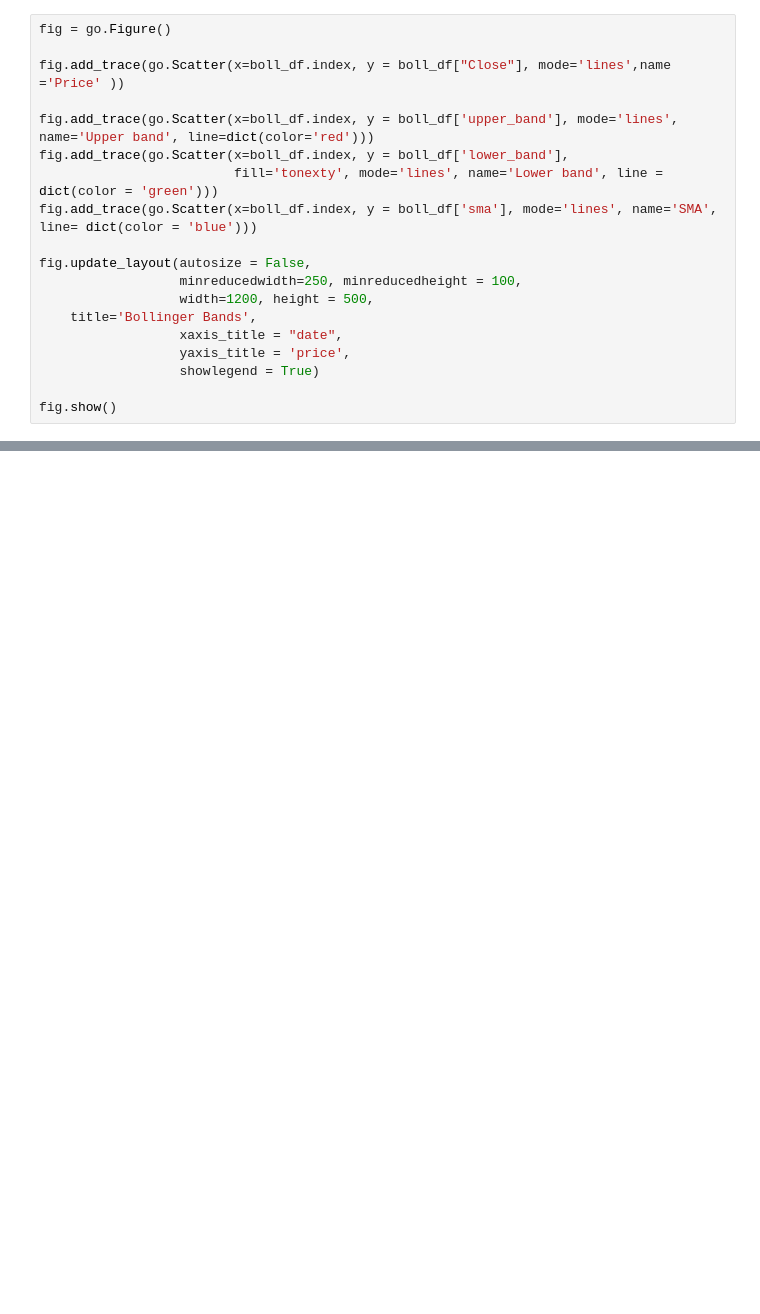
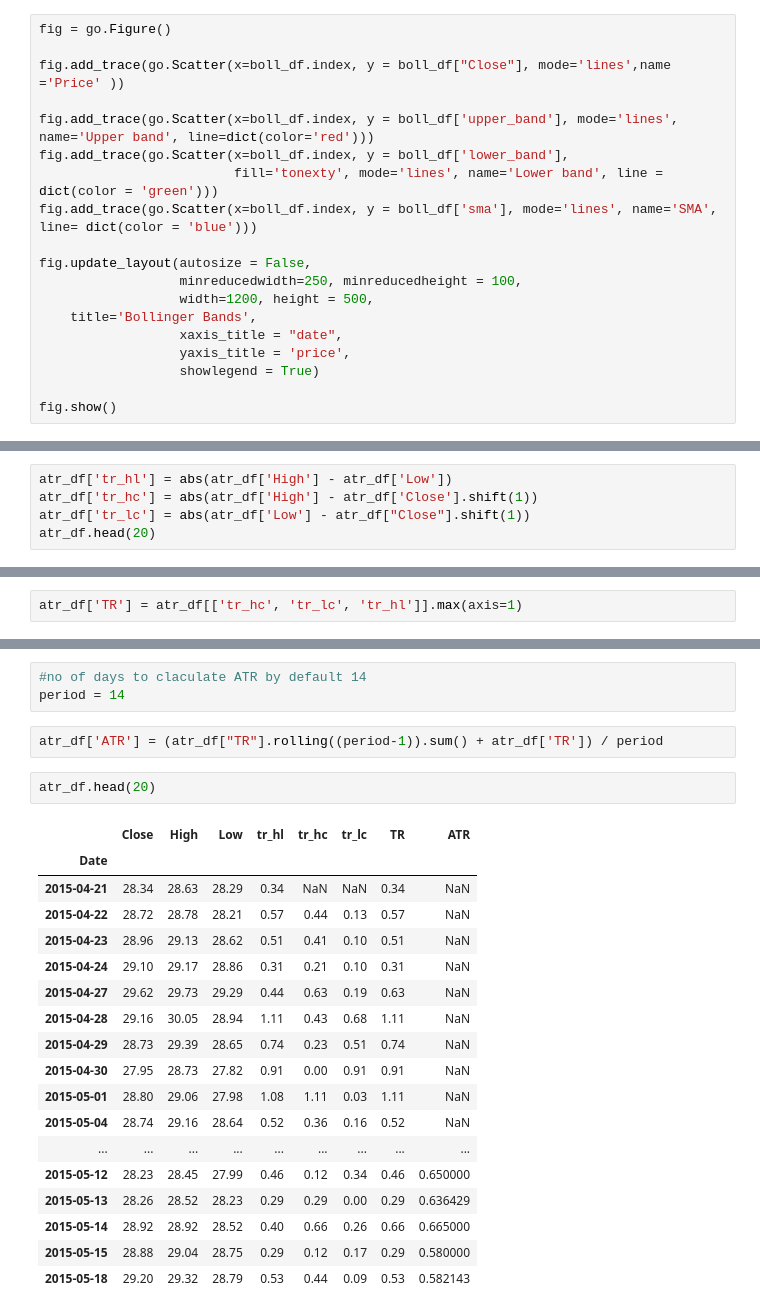
Before and after one commit to shaliniscode/stock_analysis, a Jupyter notebook: technical_indicator_analysis.ipynb, the cells around one changed output, grey strips where cells are left out. Saved outputs shown, nothing was run; the diff lists cells and outputs as text; blank space fills up the shorter version.

```diff
--- a/technical_indicator_analysis.ipynb
+++ b/technical_indicator_analysis.ipynb
@@ -316,0 +340,5 @@ fig.show()
+# %%
+atr_df['tr_hl'] = abs(atr_df['High'] - atr_df['Low'])
+atr_df['tr_hc'] = abs(atr_df['High'] - atr_df['Close'].shift(1))
+atr_df['tr_lc'] = abs(atr_df['Low'] - atr_df["Close"].shift(1))
+atr_df.head(20)
@@ -316,0 +364,2 @@ fig.show()
+# %%
+atr_df['TR'] = atr_df[['tr_hc', 'tr_lc', 'tr_hl']].max(axis=1)
@@ -316,0 +376,26 @@ fig.show()
+# %%
+#no of days to claculate ATR by default 14
+period = 14
+# %%
+atr_df['ATR'] = (atr_df["TR"].rolling((period-1)).sum() + atr_df['TR']) / period
+# %%
+atr_df.head(20)
+# %% [output]
+|  | Close | High | Low | tr_hl | tr_hc | tr_lc | TR | ATR |
+| Date |  |  |  |  |  |  |  |  |
+| 2015-04-21 | 28.34 | 28.63 | 28.29 | 0.34 | NaN | NaN | 0.34 | NaN |
+| 2015-04-22 | 28.72 | 28.78 | 28.21 | 0.57 | 0.44 | 0.13 | 0.57 | NaN |
+| 2015-04-23 | 28.96 | 29.13 | 28.62 | 0.51 | 0.41 | 0.10 | 0.51 | NaN |
+| 2015-04-24 | 29.10 | 29.17 | 28.86 | 0.31 | 0.21 | 0.10 | 0.31 | NaN |
+| 2015-04-27 | 29.62 | 29.73 | 29.29 | 0.44 | 0.63 | 0.19 | 0.63 | NaN |
+| 2015-04-28 | 29.16 | 30.05 | 28.94 | 1.11 | 0.43 | 0.68 | 1.11 | NaN |
+| 2015-04-29 | 28.73 | 29.39 | 28.65 | 0.74 | 0.23 | 0.51 | 0.74 | NaN |
+| 2015-04-30 | 27.95 | 28.73 | 27.82 | 0.91 | 0.00 | 0.91 | 0.91 | NaN |
+| 2015-05-01 | 28.80 | 29.06 | 27.98 | 1.08 | 1.11 | 0.03 | 1.11 | NaN |
+| 2015-05-04 | 28.74 | 29.16 | 28.64 | 0.52 | 0.36 | 0.16 | 0.52 | NaN |
+| ... | ... | ... | ... | ... | ... | ... | ... | ... |
+| 2015-05-12 | 28.23 | 28.45 | 27.99 | 0.46 | 0.12 | 0.34 | 0.46 | 0.650000 |
+| 2015-05-13 | 28.26 | 28.52 | 28.23 | 0.29 | 0.29 | 0.00 | 0.29 | 0.636429 |
+| 2015-05-14 | 28.92 | 28.92 | 28.52 | 0.40 | 0.66 | 0.26 | 0.66 | 0.665000 |
+| 2015-05-15 | 28.88 | 29.04 | 28.75 | 0.29 | 0.12 | 0.17 | 0.29 | 0.580000 |
+| 2015-05-18 | 29.20 | 29.32 | 28.79 | 0.53 | 0.44 | 0.09 | 0.53 | 0.582143 |
```
Also changed, not shown: parts of 8 cells of this notebook.
